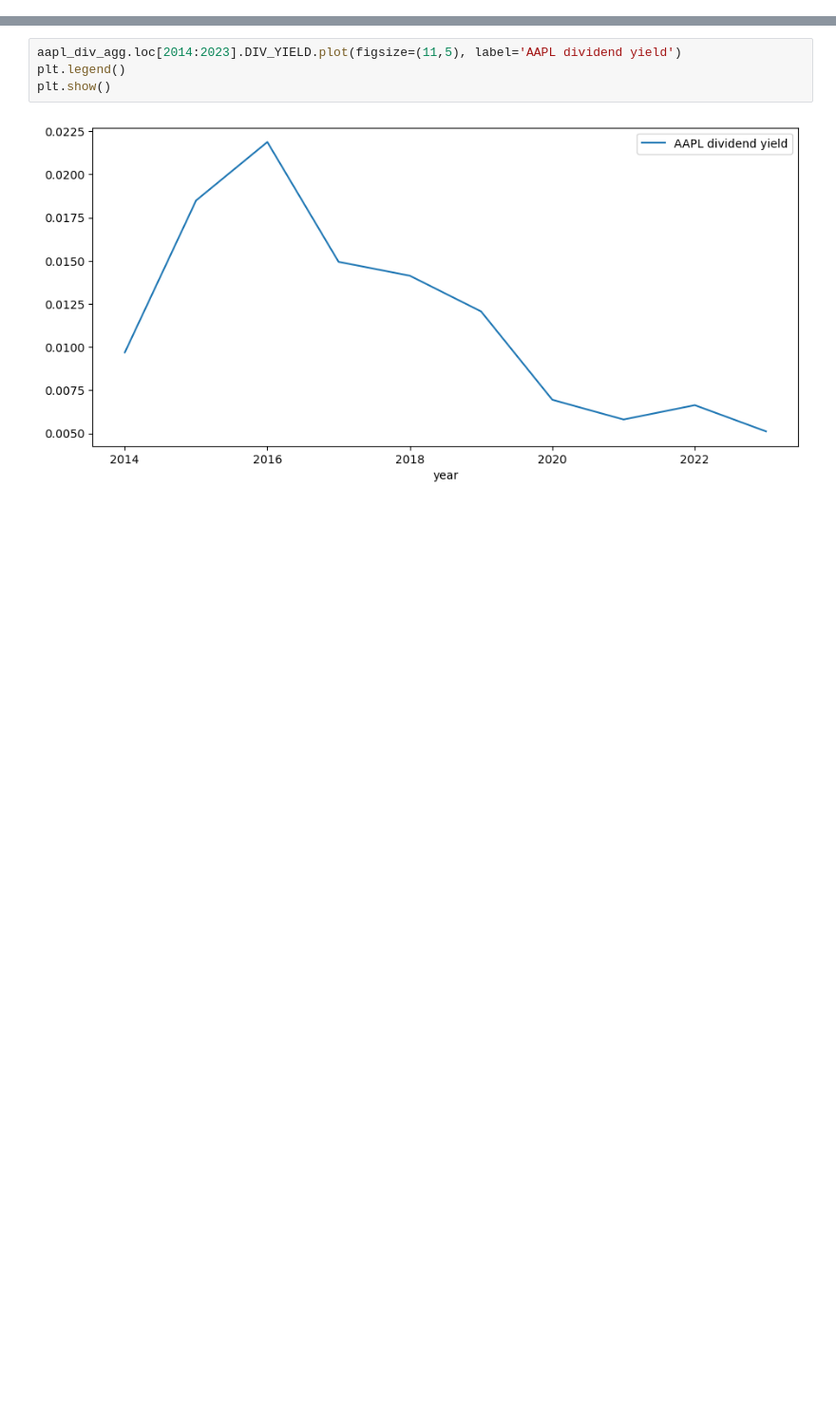
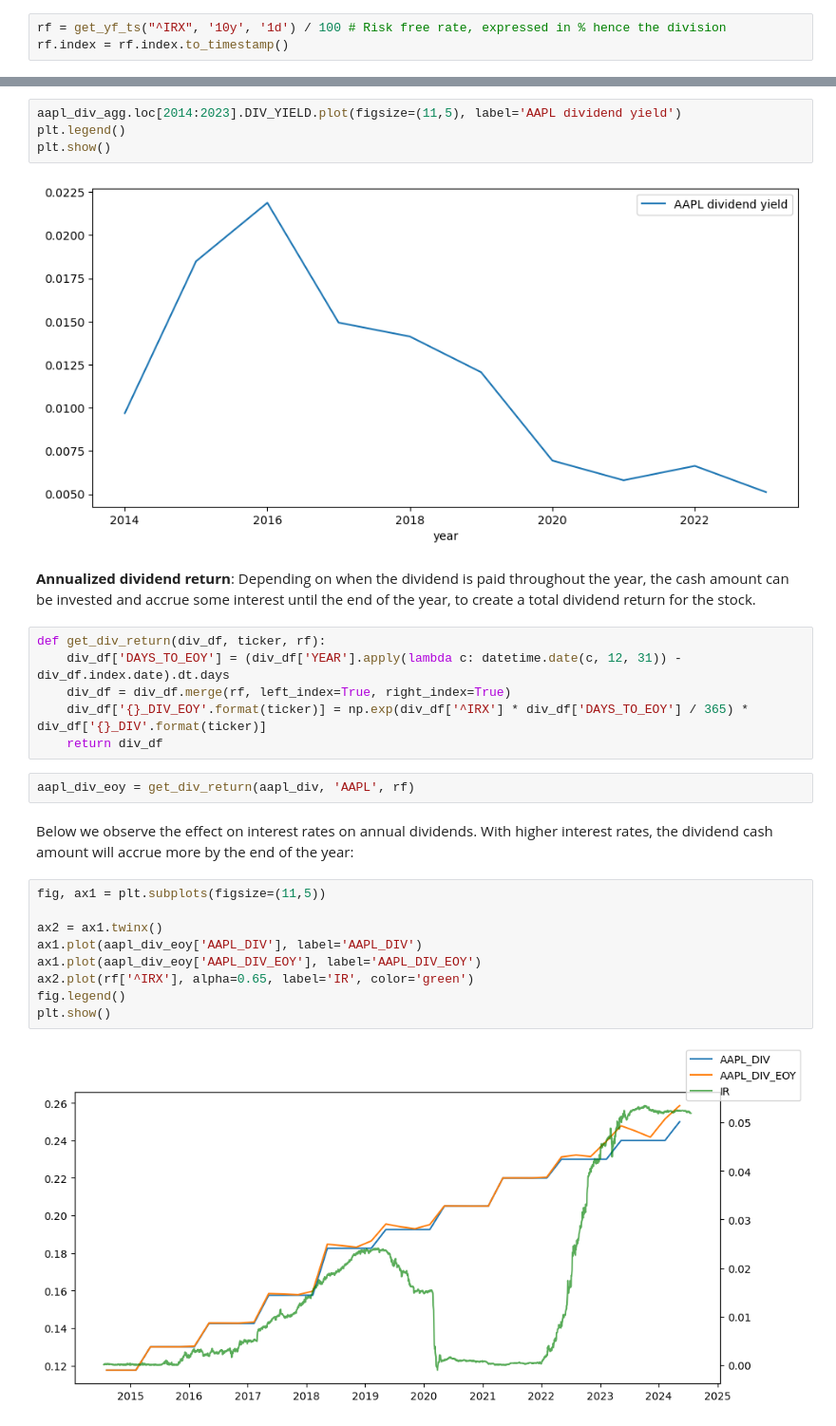
Before and after one commit to christianatanasov/algodisco, a Jupyter notebook: finance/dividends.ipynb, the cells around one changed output, grey strips where cells are left out. Shown at 95% size. Saved outputs shown, nothing was run; the diff lists cells and outputs as text; blank space fills up the shorter version.

```diff
--- a/finance/dividends.ipynb
+++ b/finance/dividends.ipynb
@@ -27,2 +28,5 @@ def get_dividends(ticker, start_year, end_year=datetime.date.today().year):
     return df[str(start_year) : str(end_year)].rename(columns={'Dividends' : '{}_DIV'.format(ticker)})
+# %%
+rf = get_yf_ts("^IRX", '10y', '1d') / 100 # Risk free rate, expressed in % hence the division
+rf.index = rf.index.to_timestamp()
 # %%
@@ -63,4 +74,27 @@ plt.legend()
 plt.show()
 # %% [output]
 [figure]
+# %% [markdown]
+<b>Annualized dividend return</b>: Depending on when the dividend is paid throughout the year, the cash amount can be invested and accrue some interest until the end of the year, to create a total dividend return for the stock.
+# %%
+def get_div_return(div_df, ticker, rf):
+    div_df['DAYS_TO_EOY'] = (div_df['YEAR'].apply(lambda c: datetime.date(c, 12, 31)) - div_df.index.date).dt.days
+    div_df = div_df.merge(rf, left_index=True, right_index=True)
+    div_df['{}_DIV_EOY'.format(ticker)] = np.exp(div_df['^IRX'] * div_df['DAYS_TO_EOY'] / 365) * div_df['{}_DIV'.format(ticker)]
+    return div_df
+# %%
+aapl_div_eoy = get_div_return(aapl_div, 'AAPL', rf)
+# %% [markdown]
+Below we observe the effect on interest rates on annual dividends. With higher interest rates, the dividend cash amount will accrue more by the end of the year:
+# %%
+fig, ax1 = plt.subplots(figsize=(11,5))
+
+ax2 = ax1.twinx()
+ax1.plot(aapl_div_eoy['AAPL_DIV'], label='AAPL_DIV')
+ax1.plot(aapl_div_eoy['AAPL_DIV_EOY'], label='AAPL_DIV_EOY')
+ax2.plot(rf['^IRX'], alpha=0.65, label='IR', color='green')
+fig.legend()
+plt.show()
+# %% [output]
+[figure, added]
 # %% [markdown]
```
Also changed, not shown: parts of 6 cells of this notebook, 1 other file.
